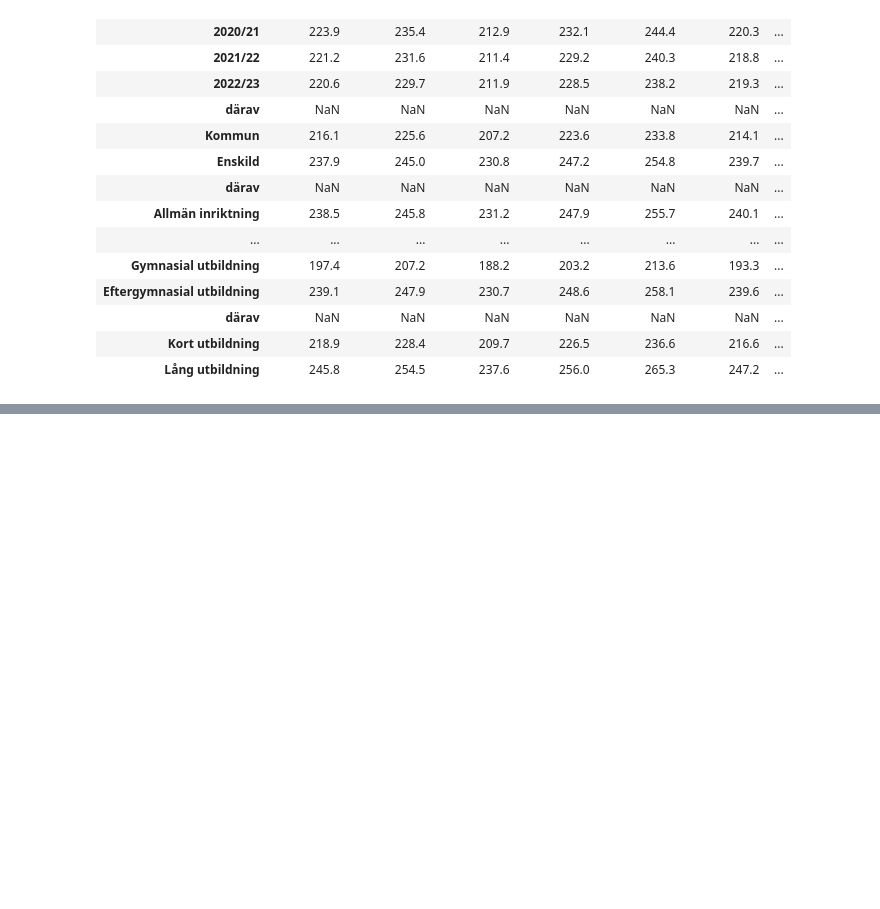
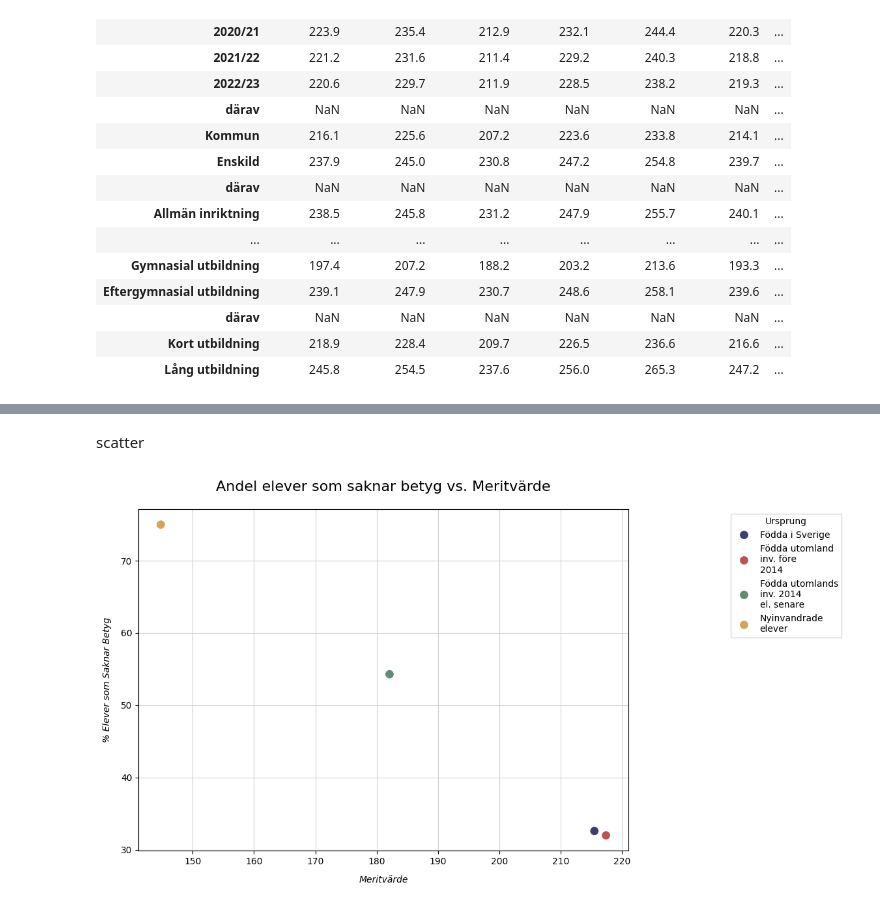
Before and after one commit to ArthurLopez1/Python-Arthur-Lopez-OPA23, a Jupyter notebook: labb2/labb2_1.ipynb, the cells around one changed output, grey strips where cells are left out. Drawn from its saved outputs; the diff is of its cells as text; code cells hidden in the pictures; blank space fills up the shorter version.

```diff
--- a/labb2/labb2_1.ipynb
+++ b/labb2/labb2_1.ipynb
@@ -145,3 +148,12 @@ df
 | därav | NaN | NaN | NaN | NaN | NaN | NaN | ... |
 | Kort utbildning | 218.9 | 228.4 | 209.7 | 226.5 | 236.6 | 216.6 | ... |
 | Lång utbildning | 245.8 | 254.5 | 237.6 | 256.0 | 265.3 | 247.2 | ... |
+# %%
+# Select relevant rows
+selected_titles = ["Födda i Sverige", "Födda utomlands, inv. före 2014", "Födda utomlands, inv. 2014 el. senare", "Nyinvandrade elever"]
+
+mask = df.index.isin(selected_titles)
+
+selected_rows = df[mask]
+
+selected_rows
@@ -147,0 +240,19 @@ df
+# %% [markdown]
+scatter
+# %%
+# Scatter plot
+plt.figure(figsize=(12, 6.5))
+sns.scatterplot(data=selected_data, x='M 16 Totalt', y='Saknar Betyg Totalt', hue=selected_data.index, palette=custom_colors, s=100)
+
+plt.title('Andel elever som saknar betyg vs. Meritvärde', fontsize=16, pad=20)
+plt.xlabel('Meritvärde', fontsize=10, style='italic', labelpad=10)
+plt.ylabel('% Elever som Saknar Betyg', fontsize=10, style='italic', labelpad=10)
+
+plt.legend(title='Ursprung', bbox_to_anchor=(1.2, 1), loc='upper left')
+plt.grid(True, color='lightgray')
+plt.tight_layout()
+
+plt.savefig('visualiseringar/saknarbetyg_vs_meritvarde.png', bbox_inches='tight', transparent=True, pad_inches=0, facecolor=(1, 1, 1))
+plt.show()
+# %% [output]
+[figure, added]
```
Also changed, not shown: parts of 5 cells of this notebook, 7 other files.
